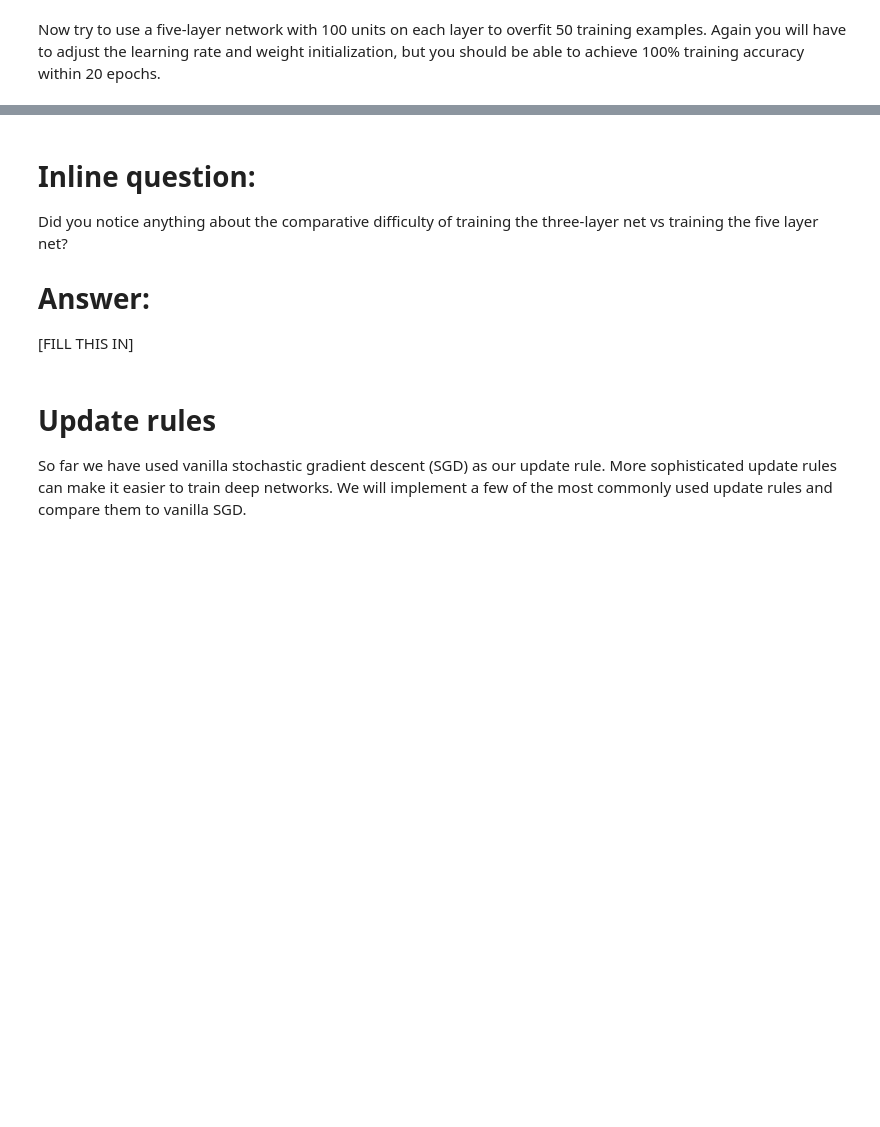
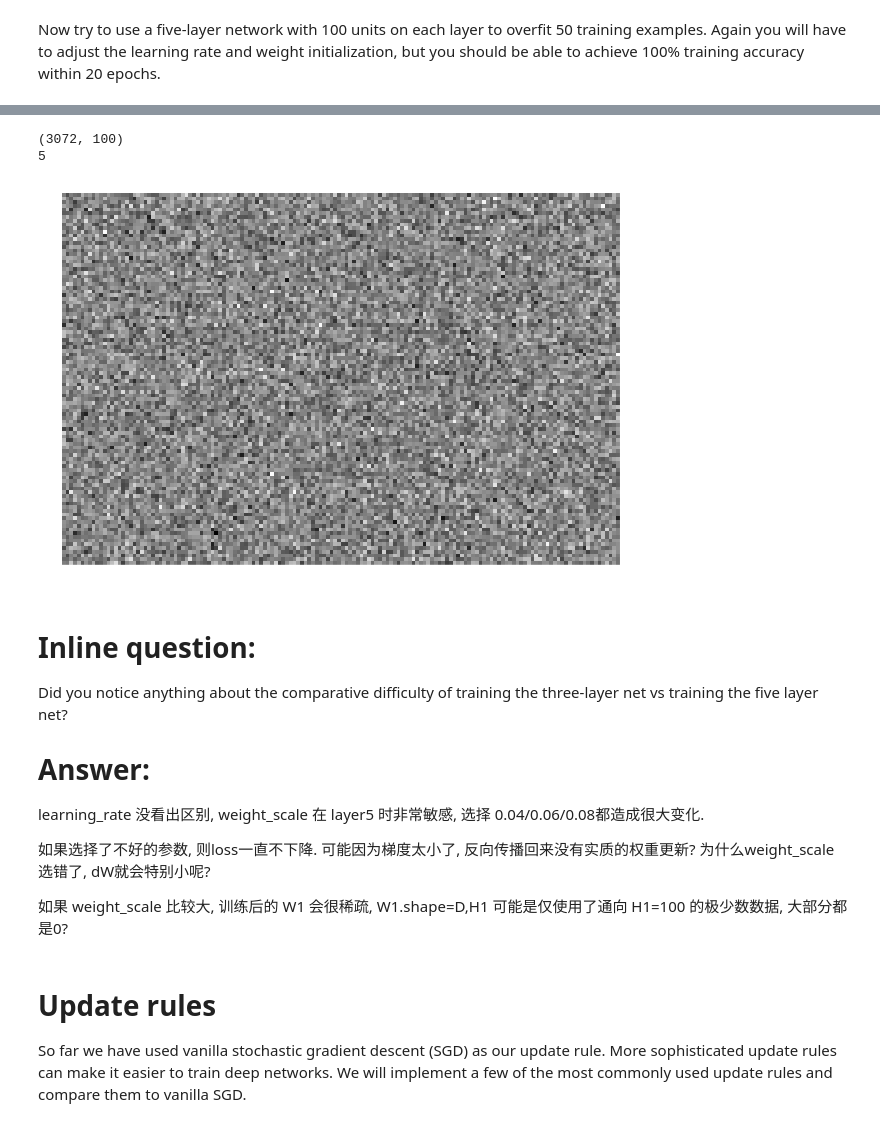
Before and after one commit to probe301/kaggle, a Jupyter notebook: CS231n_assignment2/FullyConnectedNets.ipynb, the cells around one changed output, grey strips where cells are left out. Saved outputs shown, nothing was run; the diff lists cells and outputs as text; code cells hidden in the pictures; blank space fills up the shorter version.

```diff
--- a/CS231n_assignment2/FullyConnectedNets.ipynb
+++ b/CS231n_assignment2/FullyConnectedNets.ipynb
@@ -597,9 +608,30 @@ init hidden  4 100 100
+# %%
+W1 = model.params['W1']
+def print_weight(W):
+  print(W1.shape)
+  print(model.num_laoyers)
+  plt.imshow(W.T[:, :150], interpolation='none')
+  plt.axis('off')
+  plt.show()
+
+
+
+print_weight(W1)
+# %% [output]
+(3072, 100)
+5
+[figure, added]
 # %% [markdown]
 # Inline question:
 Did you notice anything about the comparative difficulty of training the three-layer net vs training the five layer net?
 
 # Answer:
-[FILL THIS IN]
+
+learning_rate 没看出区别, weight_scale 在 layer5 时非常敏感, 选择 0.04/0.06/0.08都造成很大变化.
+
+如果选择了不好的参数, 则loss一直不下降. 可能因为梯度太小了, 反向传播回来没有实质的权重更新? 为什么weight_scale选错了, dW就会特别小呢?
+
+如果 weight_scale 比较大, 训练后的 W1 会很稀疏, W1.shape=D,H1 可能是仅使用了通向 H1=100 的极少数数据, 大部分都是0?
 # %% [markdown]
 # Update rules
 So far we have used vanilla stochastic gradient descent (SGD) as our update rule. More sophisticated update rules can make it easier to train deep networks. We will implement a few of the most commonly used update rules and compare them to vanilla SGD.
```
Also changed, not shown: parts of 4 cells of this notebook, 2 other files.
